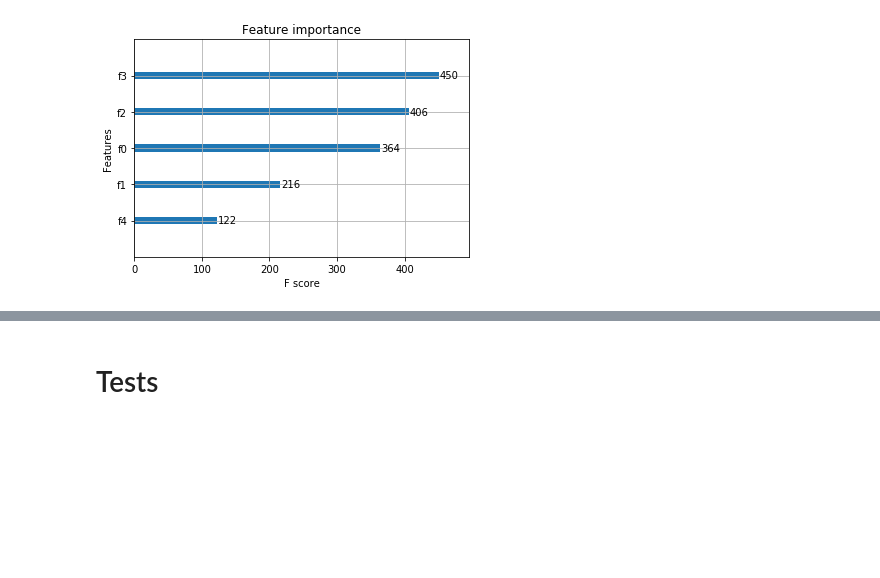
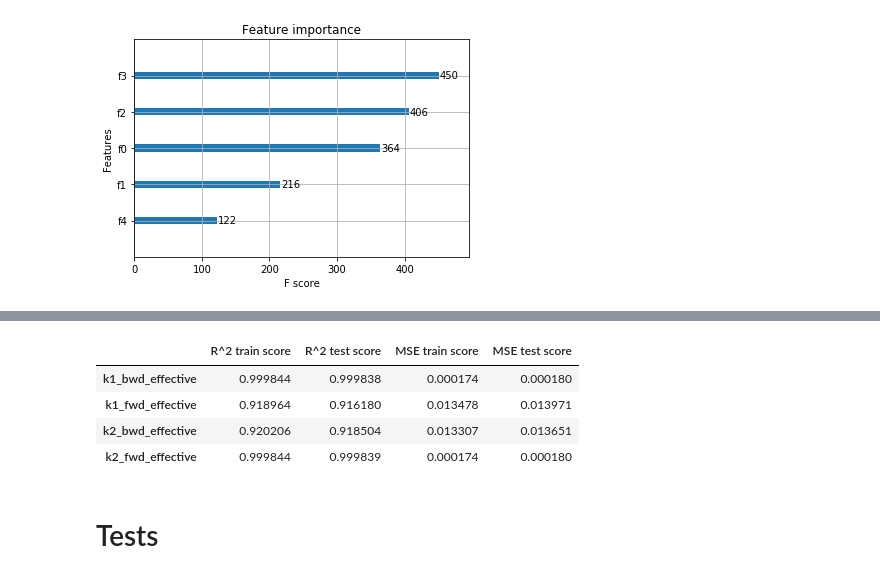
Before and after one commit to WilliamCappelletti/ML_CS433_project2, a Jupyter notebook: src/William_Notebook.ipynb, the cells around one changed output, grey strips where cells are left out. Cells and saved outputs as stored; diff of their text form; code cells hidden in the pictures; blank space fills up the shorter version.

```diff
--- a/src/William_Notebook.ipynb
+++ b/src/William_Notebook.ipynb
@@ -427,0 +475,2 @@ xgb.plot_importance(easyXGBReg.model)
+# %%
+ReproductionXGB = reproduction_XGBoost(csv=True)
@@ -428,3 +495,11 @@ xgb.plot_importance(easyXGBReg.model)
+# %%
+ReproductionXGB.scores
+# %% [output]
+|  | R^2 train score | R^2 test score | MSE train score | MSE test score |
+| k1_bwd_effective | 0.999844 | 0.999838 | 0.000174 | 0.000180 |
+| k1_fwd_effective | 0.918964 | 0.916180 | 0.013478 | 0.013971 |
+| k2_bwd_effective | 0.920206 | 0.918504 | 0.013307 | 0.013651 |
+| k2_fwd_effective | 0.999844 | 0.999839 | 0.000174 | 0.000180 |
 # %% [markdown]
 # Tests
 # %%
```
Also changed, not shown: parts of 29 cells of this notebook, 5 other files.
